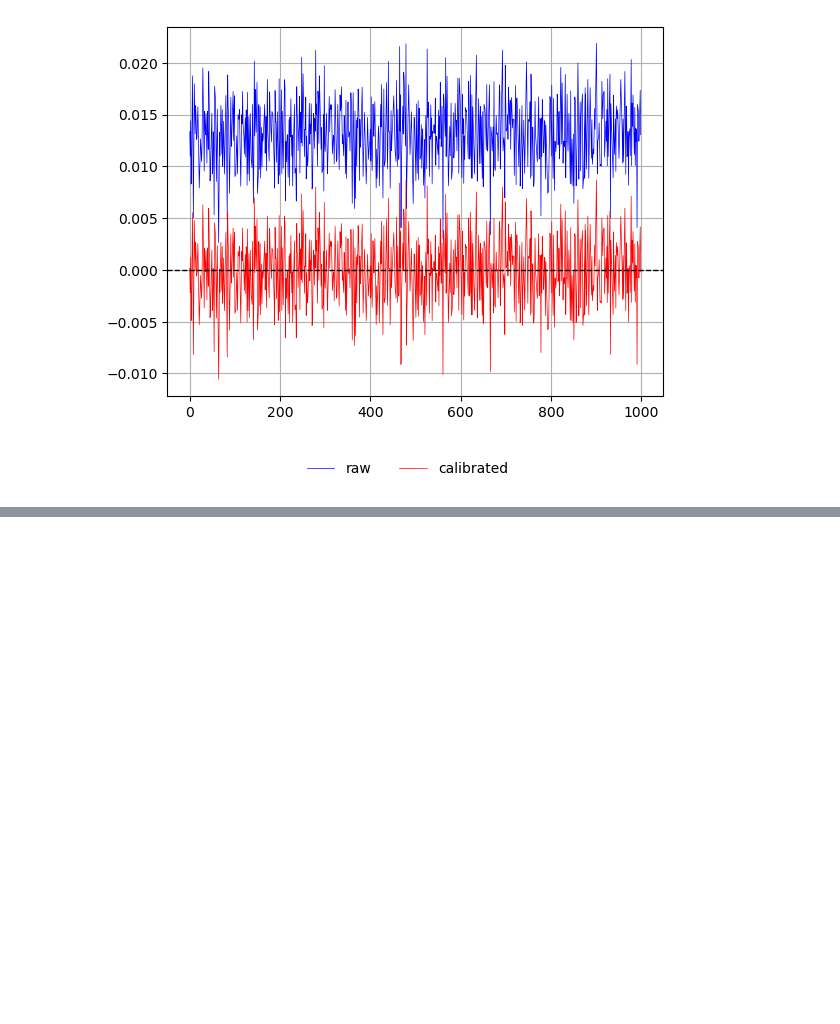
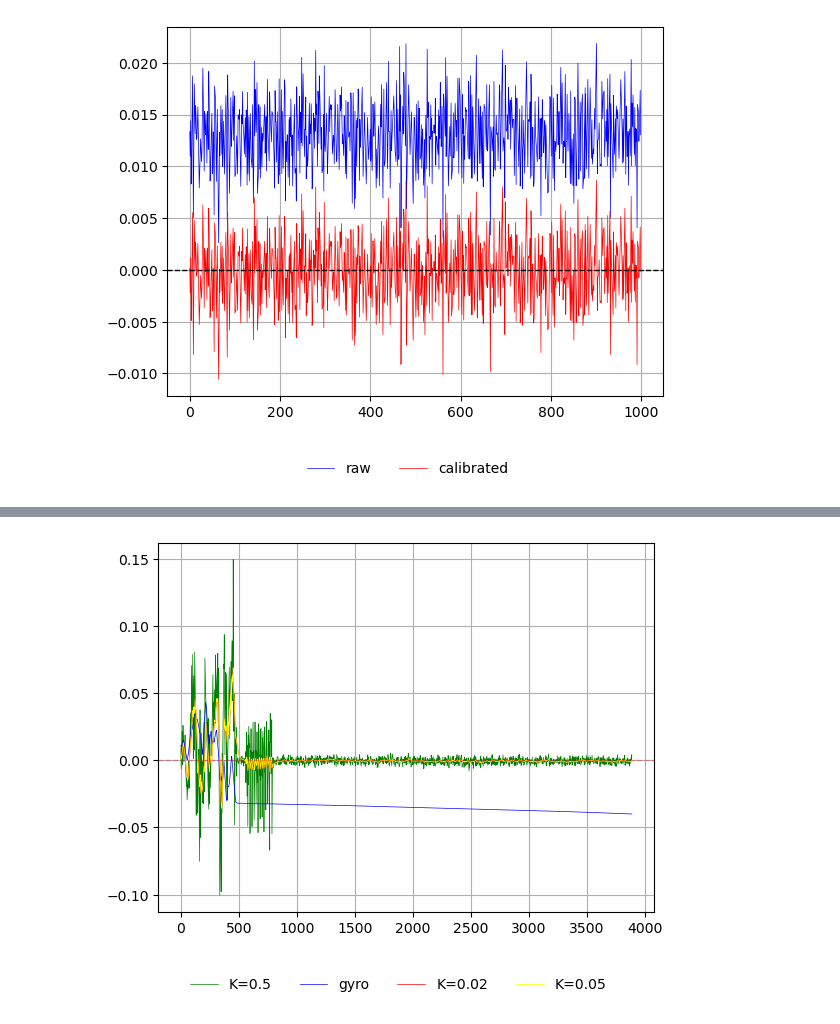
Before and after one commit to Hidan0/automatic-pitch-stabilization-PoC, a Jupyter notebook: doc/data/Analysis.ipynb, the cells around one changed output, grey strips where cells are left out. Drawn from its saved outputs; the diff is of its cells as text; code cells hidden in the pictures; blank space fills up the shorter version.

```diff
--- a/doc/data/Analysis.ipynb
+++ b/doc/data/Analysis.ipynb
@@ -125,0 +164,24 @@ plt.show()
+# %%
+FROM=2000
+g = compl['gyro'][FROM:]
+c005 = compl['compl005'][FROM:]
+c002 = compl['compl005'][FROM:]
+c05 = compl['compl05'][FROM:]
+
+x = np.arange(0, g.size)
+
+fig, ax = plt.subplots()
+
+ax.plot(x, c05, linewidth=.5, color='g', label='K=0.5')
+ax.plot(x, g, linewidth=.5, color='b', label='gyro')
+ax.plot(x, c002, linewidth=.5, color='r', label='K=0.02')
+ax.plot(x, c005, linewidth=.5, color='yellow', label='K=0.05')
+
+ax.axhline(0, color='#FF000050', linewidth=1, linestyle='--')
+ax.grid(True)
+
+fig.legend(frameon=False, ncol=4, bbox_to_anchor=(0.5, 0.0), loc='upper center')
+fig.savefig('imgs/compl05to002.png', bbox_inches='tight')
+plt.show()
+# %% [output]
+[figure, added]
```
Also changed, not shown: parts of 4 cells of this notebook, 5 other files.
